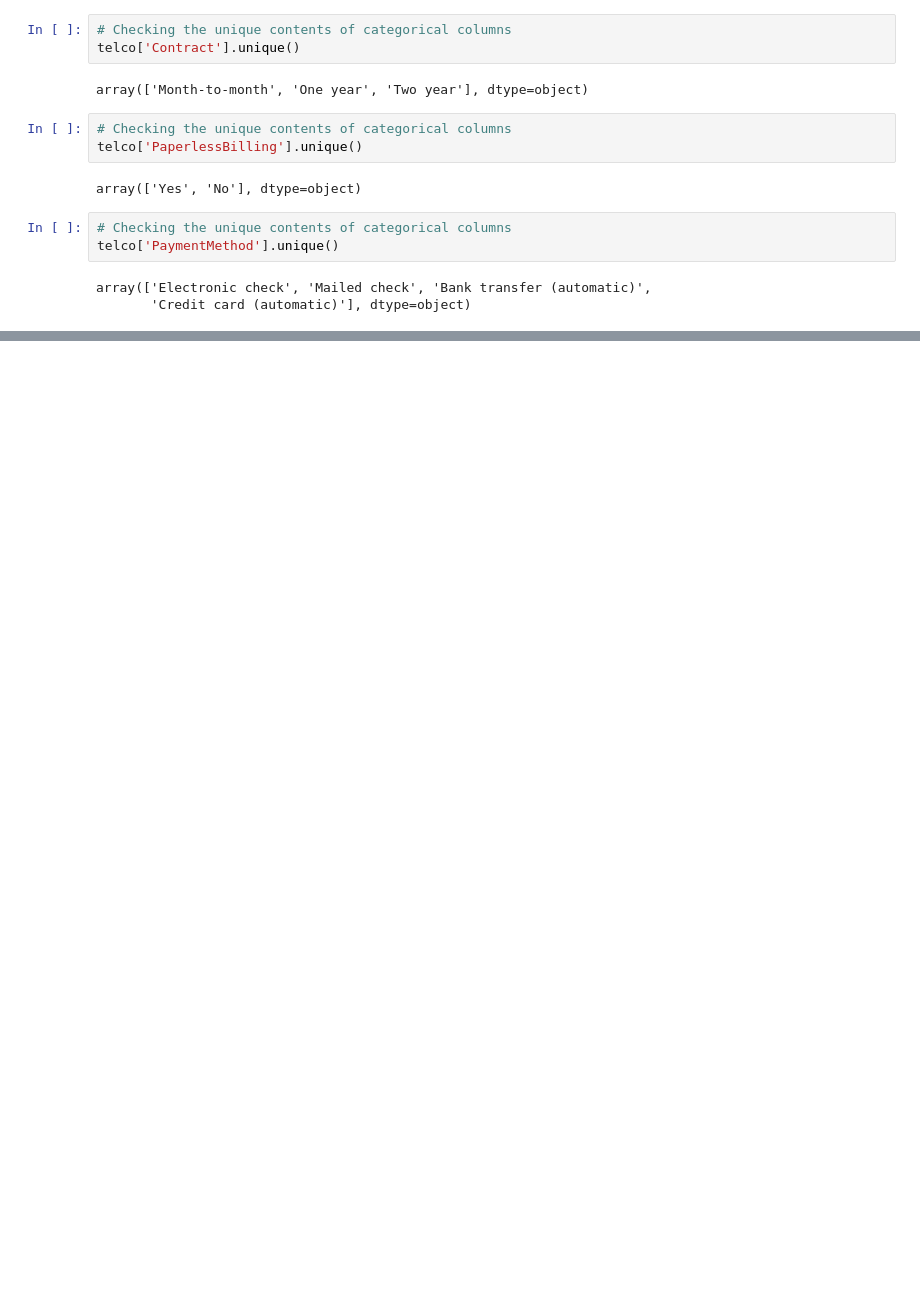
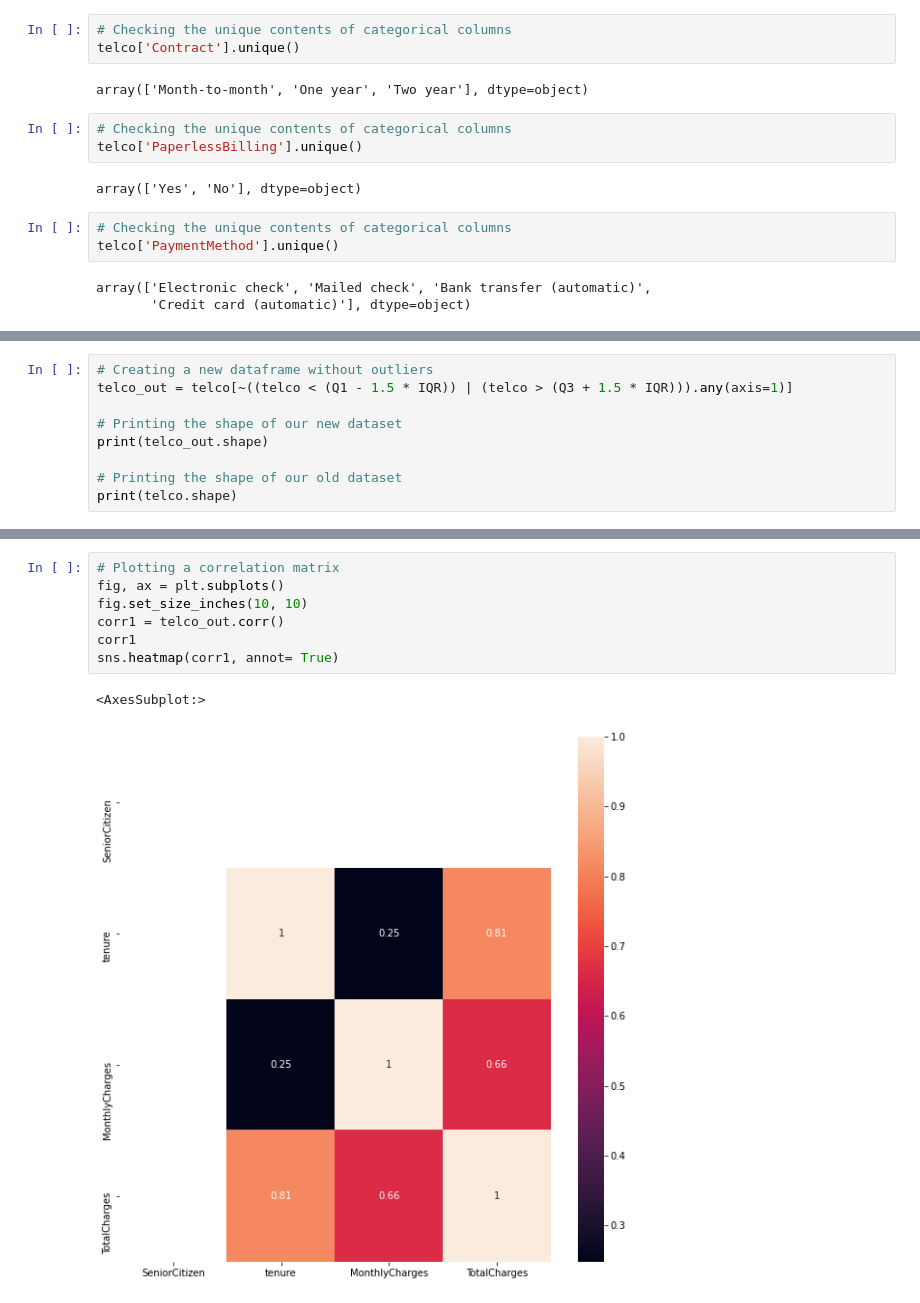
Before and after one commit to Ric-Royal/FCC-projects, a Jupyter notebook: Strathmore University Data Science and Analytics/DMSR/Submissions/customer_churn.ipynb, the cells around one changed output, grey strips where cells are left out. Saved outputs shown, nothing was run; the diff lists cells and outputs as text; blank space fills up the shorter version.

```diff
--- a/Strathmore University Data Science and Analytics/DMSR/Submissions/customer_churn.ipynb
+++ b/Strathmore University Data Science and Analytics/DMSR/Submissions/customer_churn.ipynb
@@ -236,0 +342,9 @@ array(['Electronic check', 'Mailed check', 'Bank transfer (automatic)',
+# %%
+# Creating a new dataframe without outliers
+telco_out = telco[~((telco < (Q1 - 1.5 * IQR)) | (telco > (Q3 + 1.5 * IQR))).any(axis=1)]
+
+# Printing the shape of our new dataset
+print(telco_out.shape)
+
+# Printing the shape of our old dataset
+print(telco.shape)
@@ -238,0 +399,10 @@ array(['Electronic check', 'Mailed check', 'Bank transfer (automatic)',
+# %%
+# Plotting a correlation matrix
+fig, ax = plt.subplots()
+fig.set_size_inches(10, 10)
+corr1 = telco_out.corr()
+corr1
+sns.heatmap(corr1, annot= True)
+# %% [output]
+<AxesSubplot:>
+[figure, added]
```
Also changed, not shown: parts of 18 cells of this notebook, 1 other file.
